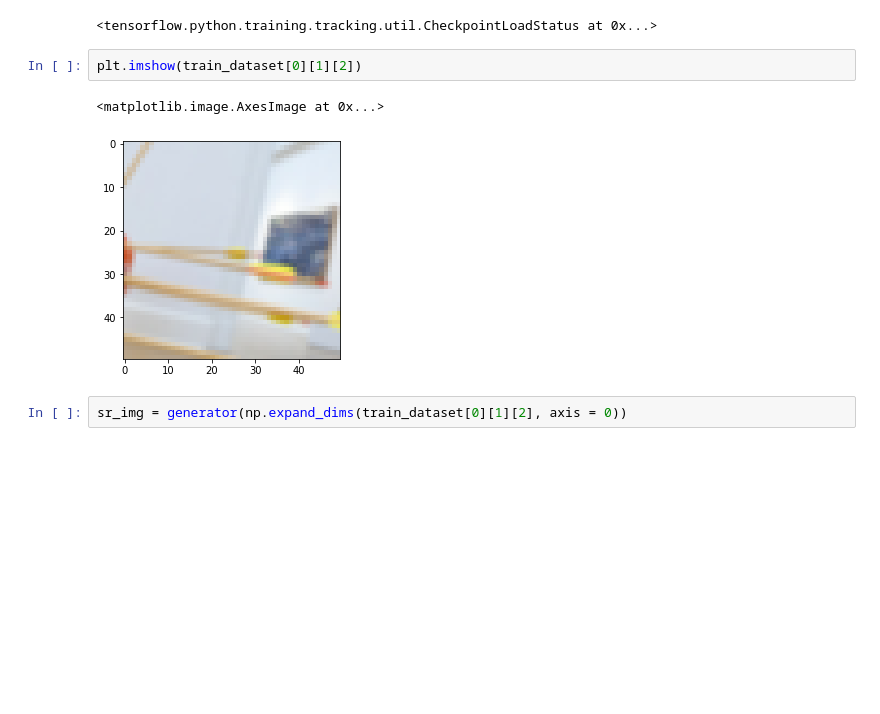
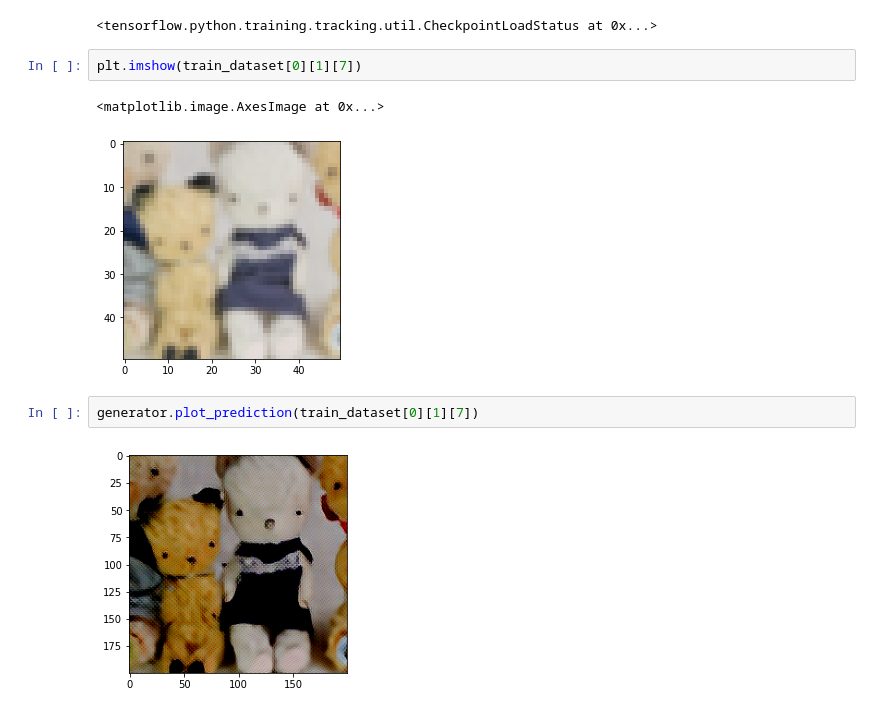
Before and after one commit to CorentinMAG/SRGAN, a Jupyter notebook: SuperResolutionGAN.ipynb, the cells around one changed output. Saved outputs shown, nothing was run; the diff lists cells and outputs as text; blank space fills up the shorter version.

```diff
--- a/SuperResolutionGAN.ipynb
+++ b/SuperResolutionGAN.ipynb
@@ -630,10 +681,12 @@ generator.load_weights('drive/MyDrive/CV/SRGAN/generator/generator_weights')
 # %% [output]
 <tensorflow.python.training.tracking.util.CheckpointLoadStatus at 0x...>
 # %%
-plt.imshow(train_dataset[0][1][2])
+plt.imshow(train_dataset[0][1][7])
 # %% [output]
 <matplotlib.image.AxesImage at 0x...>
-[figure, old version]
+[figure, new version]
-# %%
-sr_img = generator(np.expand_dims(train_dataset[0][1][2], axis = 0))
+# %%
+generator.plot_prediction(train_dataset[0][1][7])
+# %% [output]
+[figure, added]
 # %%
```
Also changed, not shown: parts of 17 cells of this notebook.
